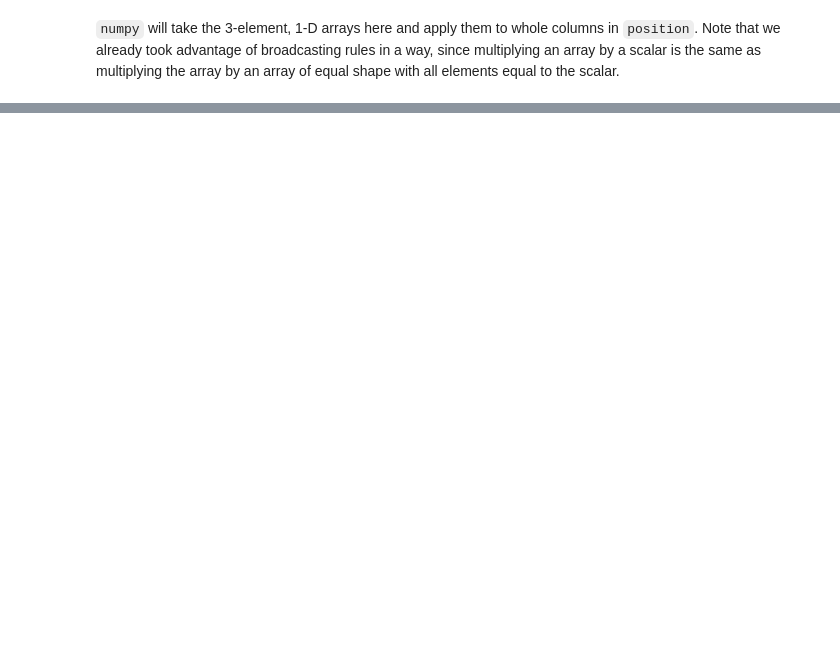
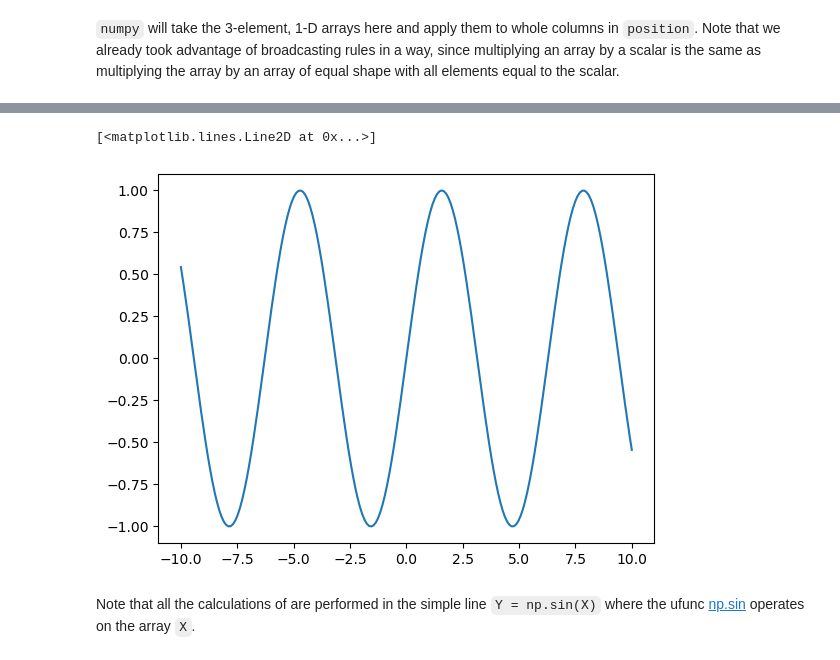
Before and after one commit to Py4Phy/PHY432-resources, a Jupyter notebook: 06_numpy/06-intro-numpy.ipynb, the cells around one changed output, grey strips where cells are left out. Saved outputs shown, nothing was run; the diff lists cells and outputs as text; code cells hidden in the pictures; blank space fills up the shorter version.

```diff
--- a/06_numpy/06-intro-numpy.ipynb
+++ b/06_numpy/06-intro-numpy.ipynb
@@ -707,0 +733,12 @@ position = position * np.array([1, 2, 1]) + np.array([3, 0, -100])
+# %%
+import matplotlib.pyplot as plt
+
+X = np.linspace(-10, 10, 200)
+Y = np.sin(X)
+
+plt.plot(X, Y)
+# %% [output]
+[<matplotlib.lines.Line2D at 0x...>]
+[figure, added]
+# %% [markdown]
+Note that all the calculations of are performed in the simple line `Y = np.sin(X)` where the ufunc [np.sin](https://numpy.org/doc/stable/reference/generated/numpy.sin.html) operates on the array `X`.
```
Also changed, not shown: parts of 21 cells of this notebook, 2 other files.
